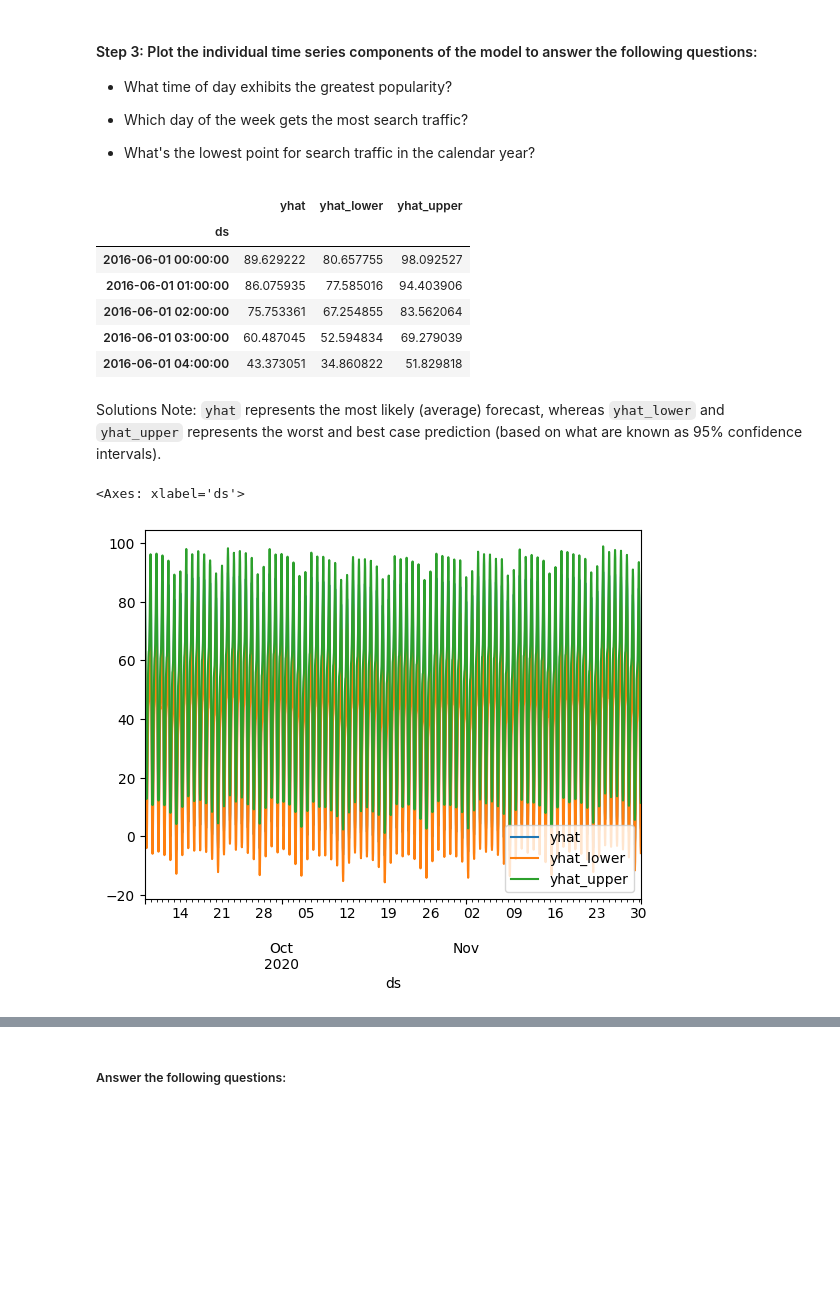
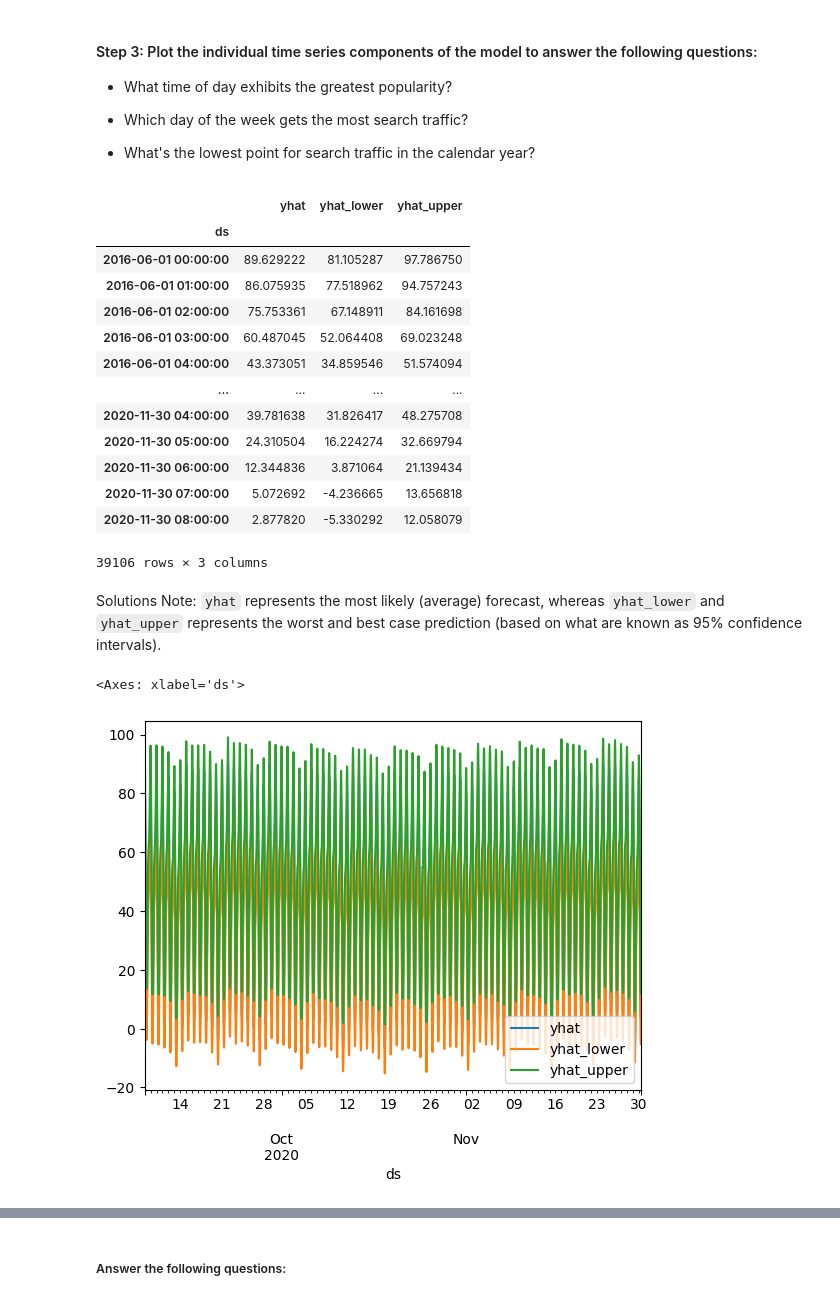
Before and after one commit to ronak-cmbyk/prophet-challenge, a Jupyter notebook: forecasting_net_prophet.ipynb, the cells around one changed output, grey strips where cells are left out. Saved outputs shown, nothing was run; the diff lists cells and outputs as text; code cells hidden in the pictures; blank space fills up the shorter version.

```diff
--- a/forecasting_net_prophet.ipynb
+++ b/forecasting_net_prophet.ipynb
@@ -297,12 +403,13 @@ Now, you need to produce a time series model that analyzes and forecasts pattern
 # %%
 # Using the df_mercado_trends DataFrame, reset the index so the date information is no longer the index
-
+df_mercado_trends = df_mercado_trends.reset_index(drop=True)
 
 # Label the columns ds and y so that the syntax is recognized by Prophet
-
+prophet_df = df_mercado_trends.rename(columns={'Date':'ds','Search Trends':'y'})
 
 # Drop an NaN values from the prophet_df DataFrame
-
-
+mercado_prophet_df = prophet_df.dropna()
 # View the first and last five rows of the mercado_prophet_df DataFrame
+print(mercado_prophet_df.head())
+print(mercado_prophet_df.tail())
 # %% [output]
@@ -325,3 +428,4 @@ Now, you need to produce a time series model that analyzes and forecasts pattern
 # %%
 # Fit the time-series model.
+model.fit(mercado_prophet_df)
 # %% [output]
@@ -338,9 +442,10 @@ INFO:cmdstanpy:Chain [1] done processing
 # %%
 # Create a future dataframe to hold predictions
 # Make the prediction go out as far as 2000 hours (approx 80 days)
-
+future_mercado_trends = model.make_future_dataframe(periods=2000, freq='H')
 
 # View the last five rows of the future_mercado_trends DataFrame
+future_mercado_trends.tail()
 # %% [output]
 |  | ds |
 | 39101 | 2020-11-30 04:00:00 |
@@ -350,8 +455,9 @@ INFO:cmdstanpy:Chain [1] done processing
 | 39105 | 2020-11-30 08:00:00 |
 # %%
 # Make the predictions for the trend data using the future_mercado_trends DataFrame
-
+forecast_mercado_trends = model.predict(future_mercado_trends)
 
 # Display the first five rows of the forecast_mercado_trends DataFrame
+forecast_mercado_trends.head()
 # %% [output]
 |  | ds | trend | yhat_lower | yhat_upper | trend_lower | trend_upper | additive_terms | ... |
@@ -384,24 +491,33 @@ INFO:cmdstanpy:Chain [1] done processing
 * What's the lowest point for search traffic in the calendar year?
 # %%
 # Set the index in the forecast_mercado_trends DataFrame to the ds datetime column
-
+forecast_mercado_trends = forecast_mercado_trends.set_index('ds')
 
 # View the only the yhat,yhat_lower and yhat_upper columns from the DataFrame
+forecast_mercado_trends[['yhat', 'yhat_lower', 'yhat_upper']]
 # %% [output]
 |  | yhat | yhat_lower | yhat_upper |
 | ds |  |  |  |
-| 2016-06-01 00:00:00 | 89.629222 | 80.657755 | 98.092527 |
-| 2016-06-01 01:00:00 | 86.075935 | 77.585016 | 94.403906 |
-| 2016-06-01 02:00:00 | 75.753361 | 67.254855 | 83.562064 |
-| 2016-06-01 03:00:00 | 60.487045 | 52.594834 | 69.279039 |
-| 2016-06-01 04:00:00 | 43.373051 | 34.860822 | 51.829818 |
+| 2016-06-01 00:00:00 | 89.629222 | 81.105287 | 97.786750 |
+| 2016-06-01 01:00:00 | 86.075935 | 77.518962 | 94.757243 |
+| 2016-06-01 02:00:00 | 75.753361 | 67.148911 | 84.161698 |
+| 2016-06-01 03:00:00 | 60.487045 | 52.064408 | 69.023248 |
+| 2016-06-01 04:00:00 | 43.373051 | 34.859546 | 51.574094 |
+| ... | ... | ... | ... |
+| 2020-11-30 04:00:00 | 39.781638 | 31.826417 | 48.275708 |
+| 2020-11-30 05:00:00 | 24.310504 | 16.224274 | 32.669794 |
+| 2020-11-30 06:00:00 | 12.344836 | 3.871064 | 21.139434 |
+| 2020-11-30 07:00:00 | 5.072692 | -4.236665 | 13.656818 |
+| 2020-11-30 08:00:00 | 2.877820 | -5.330292 | 12.058079 |
+39106 rows × 3 columns
 # %% [markdown]
 Solutions Note: `yhat` represents the most likely (average) forecast, whereas `yhat_lower` and `yhat_upper` represents the worst and best case prediction (based on what are known as 95% confidence intervals).
 # %%
 # From the forecast_mercado_trends DataFrame, plot the data to visualize
 #  the yhat, yhat_lower, and yhat_upper columns over the last 2000 hours
+forecast_mercado_trends[['yhat', 'yhat_lower', 'yhat_upper']].iloc[-2000:,:].plot()
 # %% [output]
 <Axes: xlabel='ds'>
-[figure, old version]
+[figure, new version]
 # %%
 # Reset the index in the forecast_mercado_trends DataFrame
```
Also changed, not shown: parts of 31 cells of this notebook.
